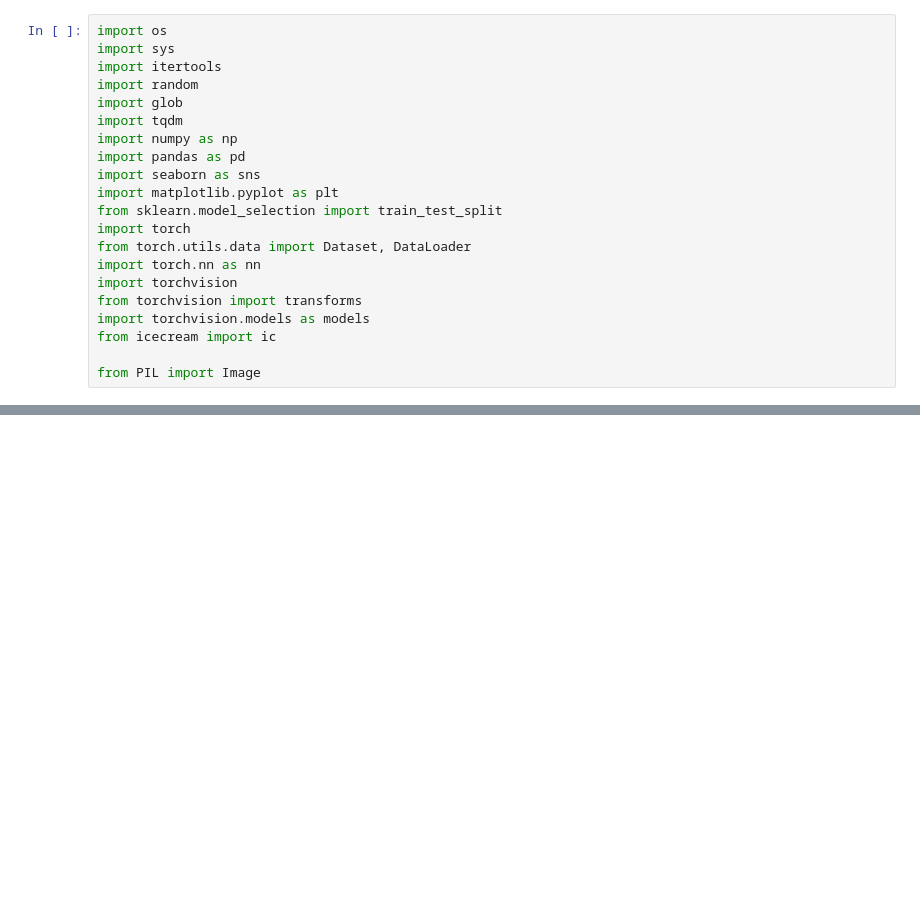
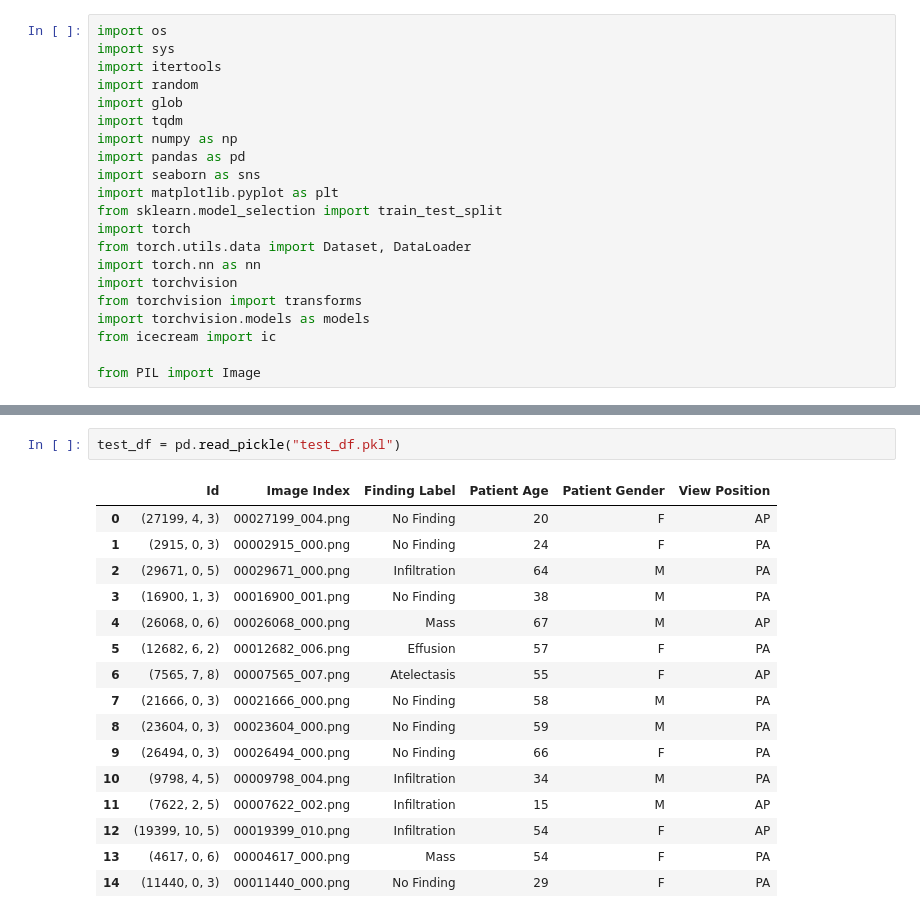
Before and after one commit to suvanshdutt/4ZP6A-capstone, a Jupyter notebook: backend/test.ipynb, the cells around one changed output, grey strips where cells are left out. Saved outputs shown, nothing was run; the diff lists cells and outputs as text; blank space fills up the shorter version.

```diff
--- a/backend/test.ipynb
+++ b/backend/test.ipynb
@@ -61,0 +22,19 @@ train_val_list.txt
+# %%
+test_df = pd.read_pickle("test_df.pkl")
+# %% [output]
+|  | Id | Image Index | Finding Label | Patient Age | Patient Gender | View Position |
+| 0 | (27199, 4, 3) | 00027199_004.png | No Finding | 20 | F | AP |
+| 1 | (2915, 0, 3) | 00002915_000.png | No Finding | 24 | F | PA |
+| 2 | (29671, 0, 5) | 00029671_000.png | Infiltration | 64 | M | PA |
+| 3 | (16900, 1, 3) | 00016900_001.png | No Finding | 38 | M | PA |
+| 4 | (26068, 0, 6) | 00026068_000.png | Mass | 67 | M | AP |
+| 5 | (12682, 6, 2) | 00012682_006.png | Effusion | 57 | F | PA |
+| 6 | (7565, 7, 8) | 00007565_007.png | Atelectasis | 55 | F | AP |
+| 7 | (21666, 0, 3) | 00021666_000.png | No Finding | 58 | M | PA |
+| 8 | (23604, 0, 3) | 00023604_000.png | No Finding | 59 | M | PA |
+| 9 | (26494, 0, 3) | 00026494_000.png | No Finding | 66 | F | PA |
+| 10 | (9798, 4, 5) | 00009798_004.png | Infiltration | 34 | M | PA |
+| 11 | (7622, 2, 5) | 00007622_002.png | Infiltration | 15 | M | AP |
+| 12 | (19399, 10, 5) | 00019399_010.png | Infiltration | 54 | F | AP |
+| 13 | (4617, 0, 6) | 00004617_000.png | Mass | 54 | F | PA |
+| 14 | (11440, 0, 3) | 00011440_000.png | No Finding | 29 | F | PA |
```
Also changed, not shown: parts of 2 cells of this notebook, 5 other files.
